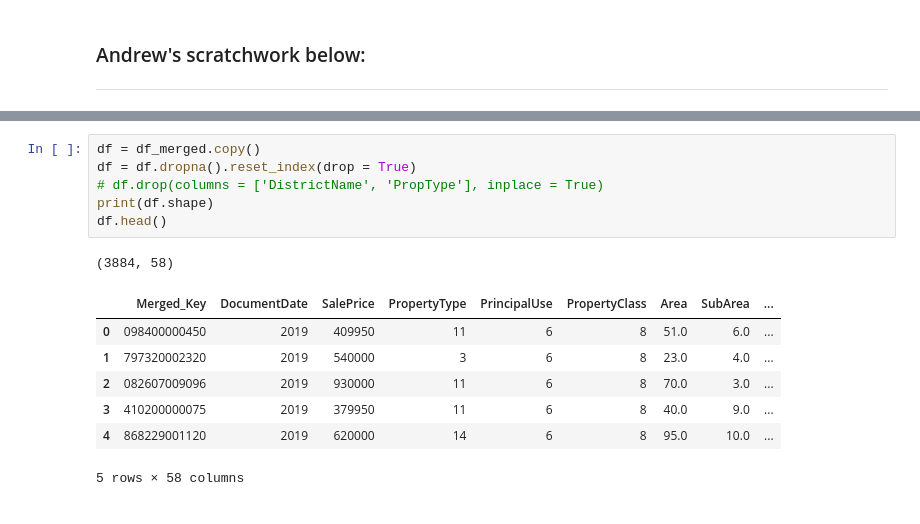
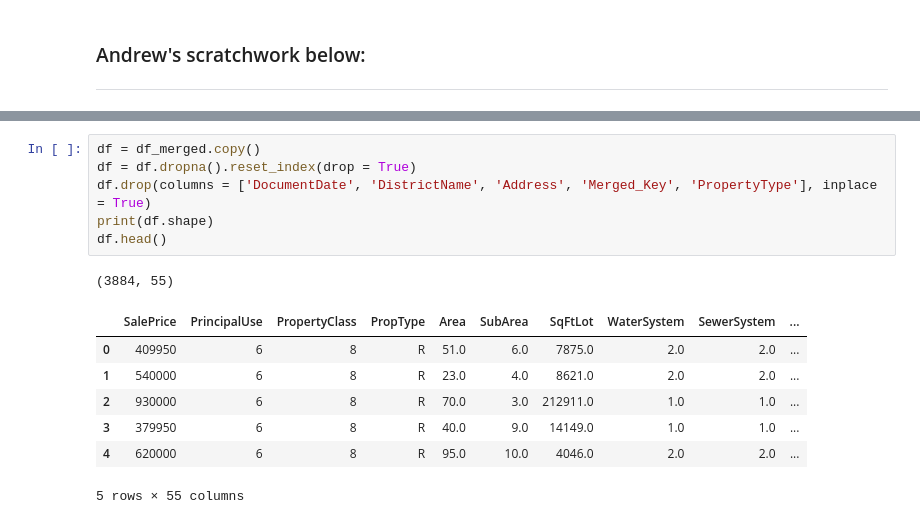
Before and after one commit to ghPRao/phase_2_project_chicago-sf-seattle-ds-082420, a Jupyter notebook: andrew_PR_EDA.ipynb, the cells around one changed output, grey strips where cells are left out. Saved outputs shown, nothing was run; the diff lists cells and outputs as text.

```diff
--- a/andrew_PR_EDA.ipynb
+++ b/andrew_PR_EDA.ipynb
@@ -63,15 +68,15 @@ OSError: [Errno 22] Invalid argument: 'C:\\Users\\awyeh\\Downloads\test.csv'
 # %%
 df = df_merged.copy()
 df = df.dropna().reset_index(drop = True)
-# df.drop(columns = ['DistrictName', 'PropType'], inplace = True)
+df.drop(columns = ['DocumentDate', 'DistrictName', 'Address', 'Merged_Key', 'PropertyType'], inplace = True)
 print(df.shape)
 df.head()
 # %% [output]
-(3884, 58)
+(3884, 55)
-|  | Merged_Key | DocumentDate | SalePrice | PropertyType | PrincipalUse | PropertyClass | Area | SubArea | ... |
-| 0 | 098400000450 | 2019 | 409950 | 11 | 6 | 8 | 51.0 | 6.0 | ... |
-| 1 | 797320002320 | 2019 | 540000 | 3 | 6 | 8 | 23.0 | 4.0 | ... |
-| 2 | 082607009096 | 2019 | 930000 | 11 | 6 | 8 | 70.0 | 3.0 | ... |
-| 3 | 410200000075 | 2019 | 379950 | 11 | 6 | 8 | 40.0 | 9.0 | ... |
-| 4 | 868229001120 | 2019 | 620000 | 14 | 6 | 8 | 95.0 | 10.0 | ... |
+|  | SalePrice | PrincipalUse | PropertyClass | PropType | Area | SubArea | SqFtLot | WaterSystem | SewerSystem | ... |
+| 0 | 409950 | 6 | 8 | R | 51.0 | 6.0 | 7875.0 | 2.0 | 2.0 | ... |
+| 1 | 540000 | 6 | 8 | R | 23.0 | 4.0 | 8621.0 | 2.0 | 2.0 | ... |
+| 2 | 930000 | 6 | 8 | R | 70.0 | 3.0 | 212911.0 | 1.0 | 1.0 | ... |
+| 3 | 379950 | 6 | 8 | R | 40.0 | 9.0 | 14149.0 | 1.0 | 1.0 | ... |
+| 4 | 620000 | 6 | 8 | R | 95.0 | 10.0 | 4046.0 | 2.0 | 2.0 | ... |
-5 rows × 58 columns
+5 rows × 55 columns
```
Also changed, not shown: parts of 17 cells of this notebook.
